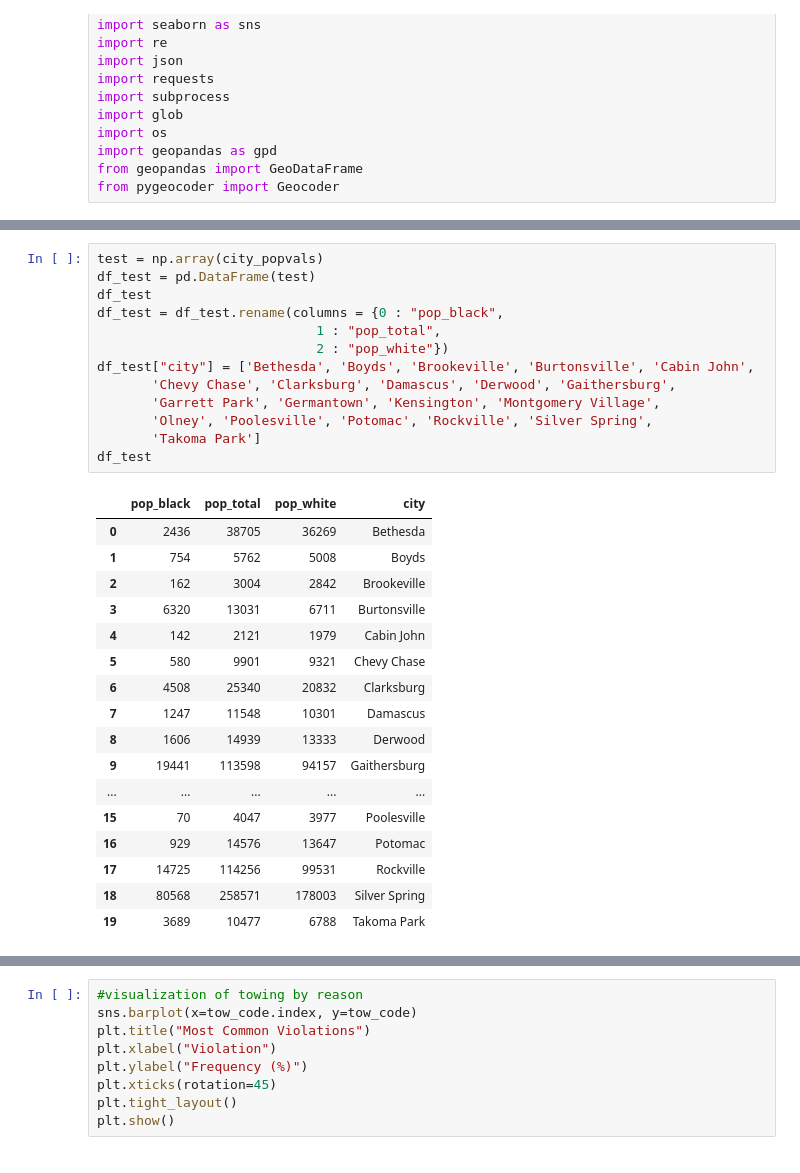
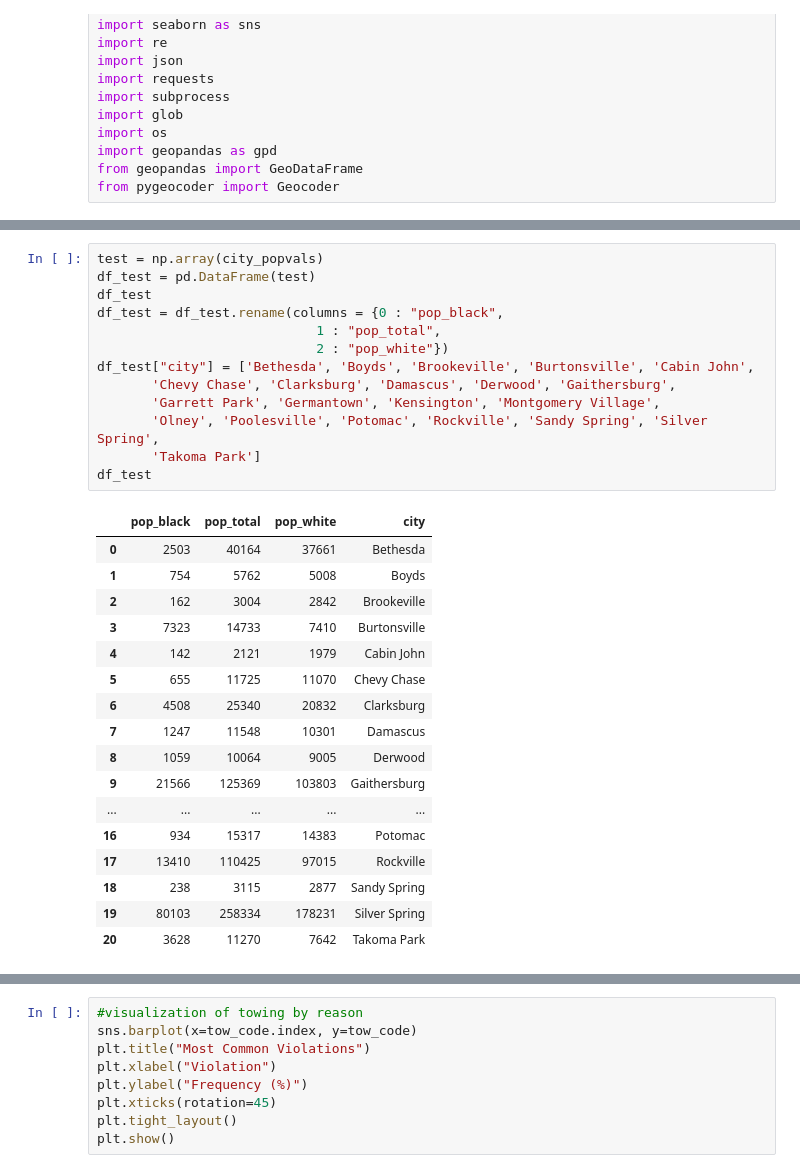
Before and after one commit to libclick/DATA205, a Jupyter notebook: CAPSTONE_ANAYSIS_AND_VISUALIZATION.ipynb, the cells around one changed output, grey strips where cells are left out. Drawn from its saved outputs; the diff is of its cells as text.

```diff
--- a/CAPSTONE_ANAYSIS_AND_VISUALIZATION.ipynb
+++ b/CAPSTONE_ANAYSIS_AND_VISUALIZATION.ipynb
@@ -105,34 +106,34 @@ Name: city, dtype: object
 # %%
 test = np.array(city_popvals)
 df_test = pd.DataFrame(test)
 df_test
 df_test = df_test.rename(columns = {0 : "pop_black",
                             1 : "pop_total",
                             2 : "pop_white"})
 df_test["city"] = ['Bethesda', 'Boyds', 'Brookeville', 'Burtonsville', 'Cabin John',
        'Chevy Chase', 'Clarksburg', 'Damascus', 'Derwood', 'Gaithersburg',
        'Garrett Park', 'Germantown', 'Kensington', 'Montgomery Village',
-       'Olney', 'Poolesville', 'Potomac', 'Rockville', 'Silver Spring',
+       'Olney', 'Poolesville', 'Potomac', 'Rockville', 'Sandy Spring', 'Silver Spring',
        'Takoma Park']
 df_test
 # %% [output]
 |  | pop_black | pop_total | pop_white | city |
-| 0 | 2436 | 38705 | 36269 | Bethesda |
+| 0 | 2503 | 40164 | 37661 | Bethesda |
 | 1 | 754 | 5762 | 5008 | Boyds |
 | 2 | 162 | 3004 | 2842 | Brookeville |
-| 3 | 6320 | 13031 | 6711 | Burtonsville |
+| 3 | 7323 | 14733 | 7410 | Burtonsville |
 | 4 | 142 | 2121 | 1979 | Cabin John |
-| 5 | 580 | 9901 | 9321 | Chevy Chase |
+| 5 | 655 | 11725 | 11070 | Chevy Chase |
 | 6 | 4508 | 25340 | 20832 | Clarksburg |
 | 7 | 1247 | 11548 | 10301 | Damascus |
-| 8 | 1606 | 14939 | 13333 | Derwood |
-| 9 | 19441 | 113598 | 94157 | Gaithersburg |
+| 8 | 1059 | 10064 | 9005 | Derwood |
+| 9 | 21566 | 125369 | 103803 | Gaithersburg |
 | ... | ... | ... | ... | ... |
-| 15 | 70 | 4047 | 3977 | Poolesville |
-| 16 | 929 | 14576 | 13647 | Potomac |
-| 17 | 14725 | 114256 | 99531 | Rockville |
-| 18 | 80568 | 258571 | 178003 | Silver Spring |
-| 19 | 3689 | 10477 | 6788 | Takoma Park |
+| 16 | 934 | 15317 | 14383 | Potomac |
+| 17 | 13410 | 110425 | 97015 | Rockville |
+| 18 | 238 | 3115 | 2877 | Sandy Spring |
+| 19 | 80103 | 258334 | 178231 | Silver Spring |
+| 20 | 3628 | 11270 | 7642 | Takoma Park |
 # %%
 ## WHAT AREAS EXPERIENCE THE MOST TOWING
 #subset cities with over 200 towings for the year
```
Also changed, not shown: parts of 58 cells of this notebook.
